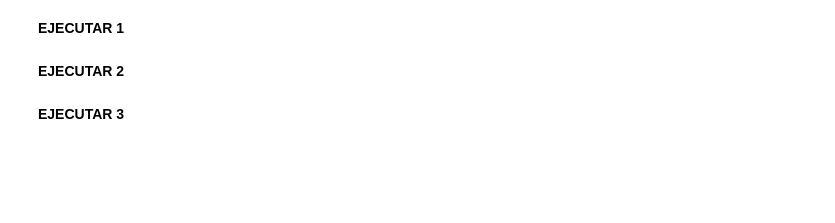
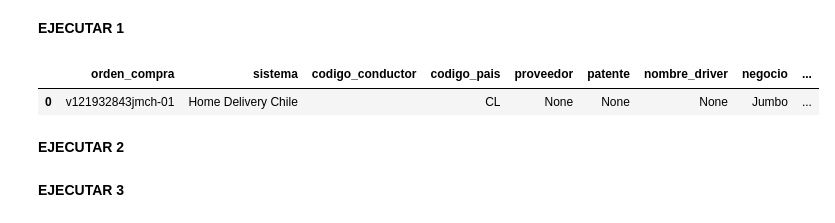
Before and after one commit to vgamarra2021/cenco-scripts, a Jupyter notebook: billing/script.ipynb, the cells around one changed output. Cells and saved outputs as stored; diff of their text form; code cells hidden in the pictures; blank space fills up the shorter version.

```diff
--- a/billing/script.ipynb
+++ b/billing/script.ipynb
@@ -555,6 +547,11 @@ group by order_id
 # %%
 # Execute the query and get the result in a DataFrame
 result_df = execute_query(query)
+# %%
+result_df
+# %% [output]
+|  | orden_compra | sistema | codigo_conductor | codigo_pais | proveedor | patente | nombre_driver | negocio | ... |
+| 0 | v121932843jmch-01 | Home Delivery Chile |  | CL | None | None | None | Jumbo | ... |
 # %% [markdown]
 **EJECUTAR 2**
 # %%
```
Also changed, not shown: parts of 6 cells of this notebook, 2 other files.
